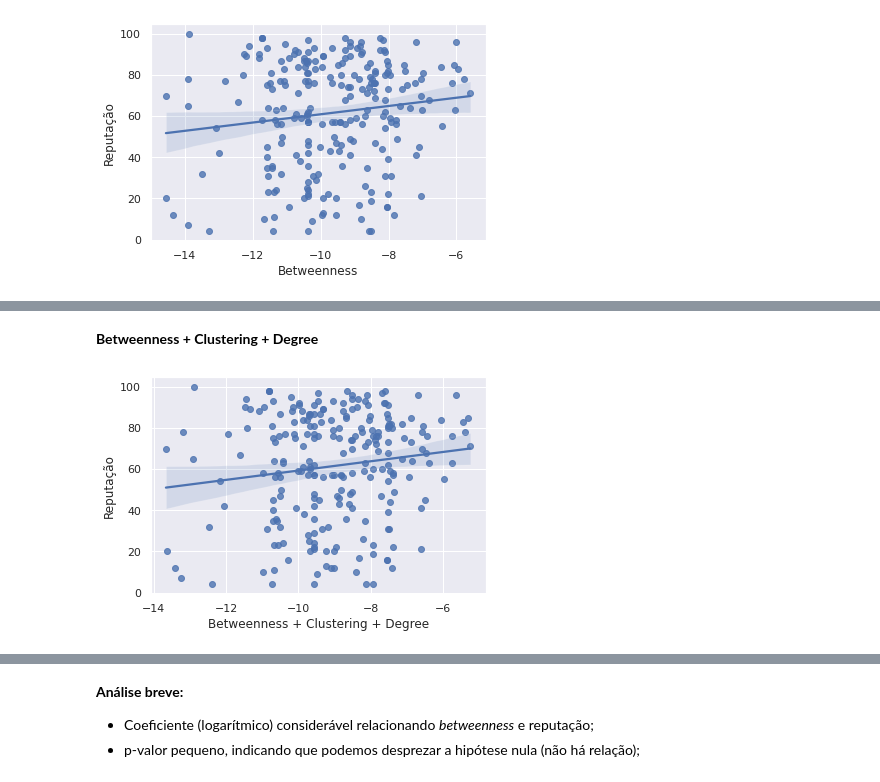
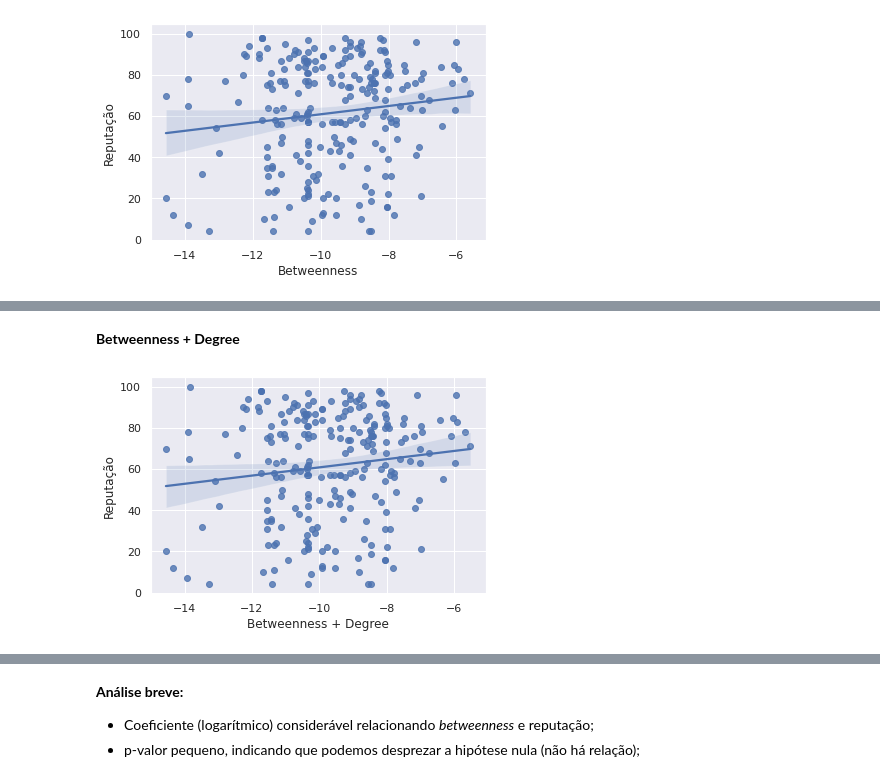
Before and after one commit to hashiprobr-classroom/parte-tecnica-do-projeto-grupoh, a Jupyter notebook: notebooks/Antes e Depois do Streaming +clustering +degree.ipynb, the cells around one changed output, grey strips where cells are left out. Saved outputs shown, nothing was run; the diff lists cells and outputs as text; code cells hidden in the pictures.

Commit message:
remocao clustering

```diff
--- a/notebooks/Antes e Depois do Streaming +clustering +degree.ipynb
+++ b/notebooks/Antes e Depois do Streaming +clustering +degree.ipynb
@@ -260,12 +256,12 @@ OLS Regression Results
 Notes:
 [1] Standard Errors assume that the covariance matrix of the errors is correctly specified.
 # %% [markdown]
-**Betweenness + Clustering + Degree**
+**Betweenness + Degree**
 # %%
-x = np.log(bwsp['betweenness']) + bwsp['clustering'] + bwsp['degree']
+x = np.log(bwsp['betweenness'])  + bwsp['degree']
 before_ax = sns.regplot(x=x, y=bwsp['reputacao'])
-before_ax.set(xlabel="Betweenness + Clustering + Degree", ylabel="Reputação")
+before_ax.set(xlabel="Betweenness + Degree", ylabel="Reputação")
 plt.show()
 # %% [output]
-[figure, old version]
+[figure, new version]
 # %%
```
Also changed, not shown: parts of 6 cells of this notebook, 2 other files.
